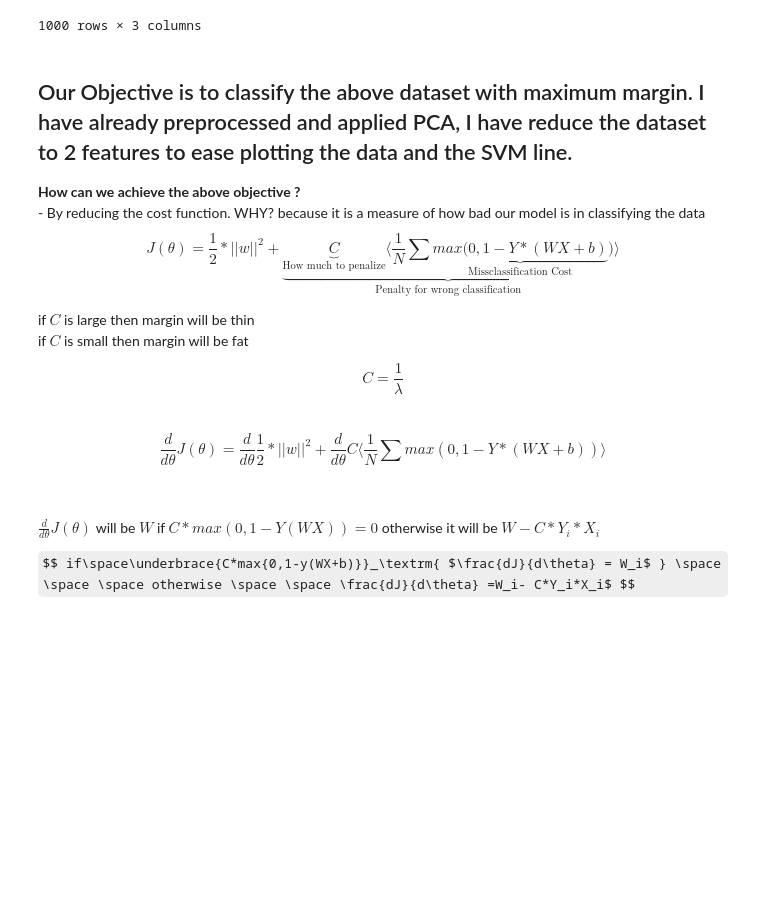
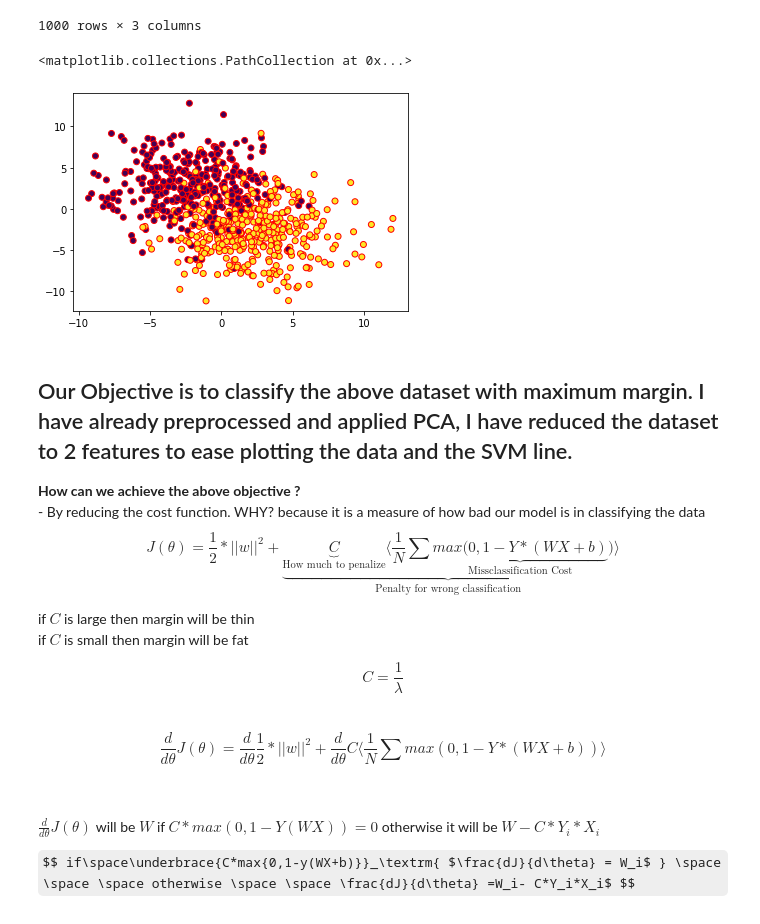
Before and after one commit to mohitnagarkotibca/ML-algorithms-from-scratch, a Jupyter notebook: 4_SupportVectorMachine.ipynb, the cells around one changed output. Saved outputs shown, nothing was run; the diff lists cells and outputs as text; code cells hidden in the pictures; some formulas as TeX source; blank space fills up the shorter version.

```diff
--- a/4_SupportVectorMachine.ipynb
+++ b/4_SupportVectorMachine.ipynb
@@ -88,9 +122,13 @@ Index(['PCA1', 'PCA2', 'target'], dtype='object')
 # %%
 X= df.drop('target',axis=1)
 Y= df['target']
 train_x,val_x,train_y,val_y= train_test_split(X,Y)
+plt.scatter(train_x['PCA1'],train_x['PCA2'],edgecolors='red',c= train_y)
+# %% [output]
+<matplotlib.collections.PathCollection at 0x...>
+[figure, added]
 # %% [markdown]
-##  Our Objective is to classify the above dataset with maximum margin. I have already preprocessed and applied PCA, I have reduce the dataset to 2 features to ease plotting the data and the SVM line.
+##  Our Objective is to classify the above dataset with maximum margin. I have already preprocessed and applied PCA, I have reduced the dataset to 2 features to ease plotting the data and the SVM line.
 
 <b>
     How can we achieve the above objective ?
```
Also changed, not shown: parts of 18 cells of this notebook, 1 other file.
